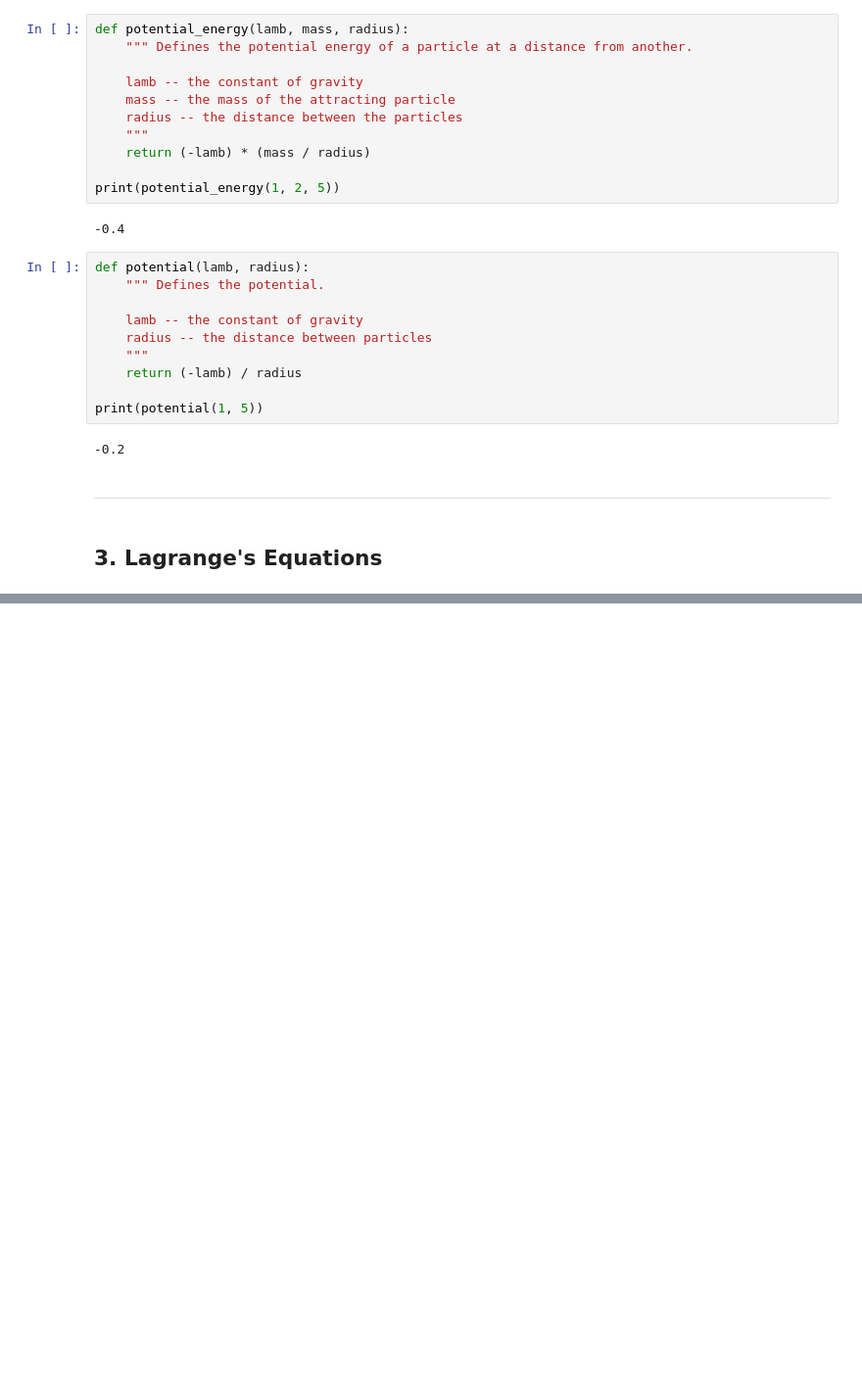
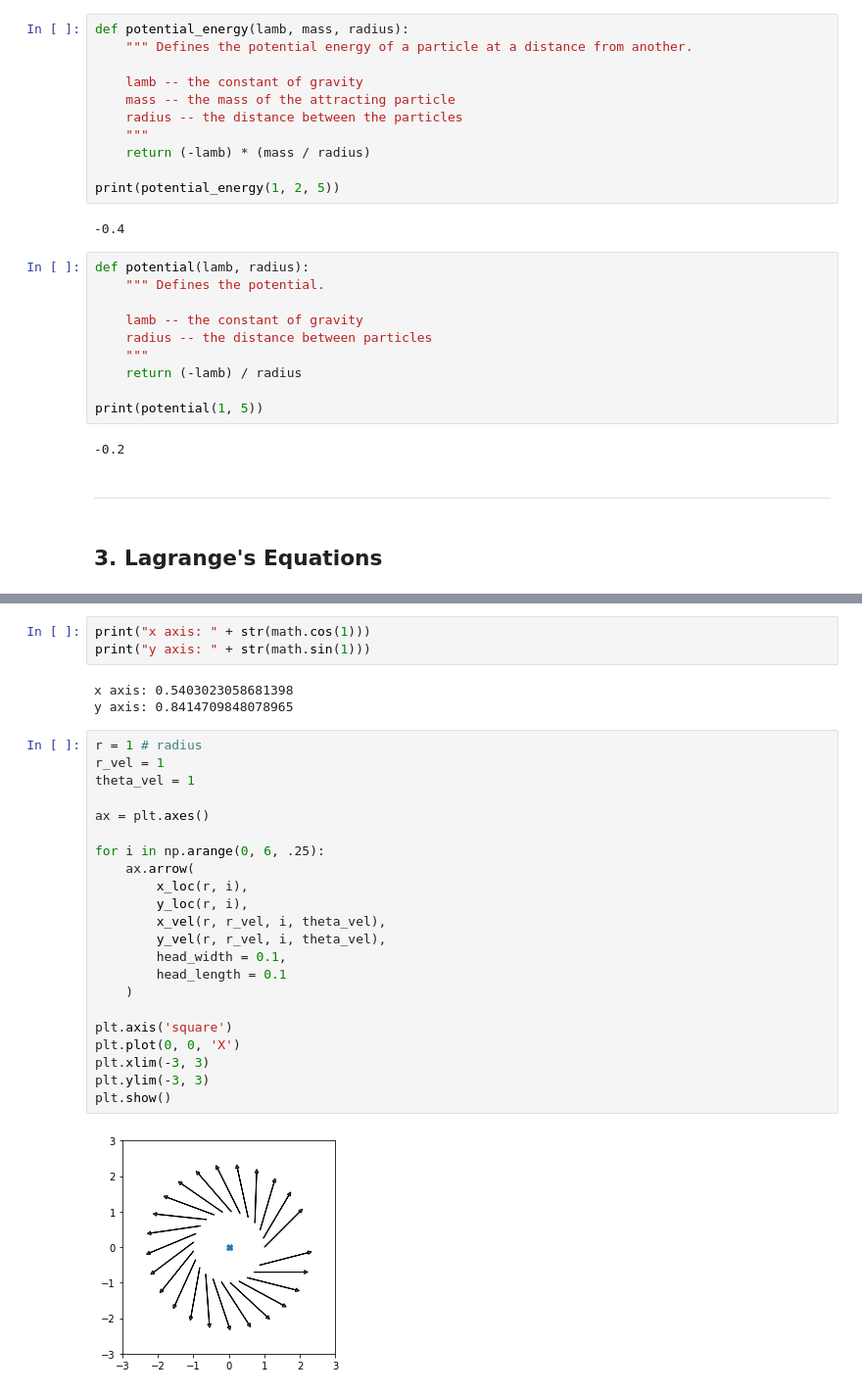
Before and after one commit to James-G-Hill/Sympy-Companion-to-Mathematics-Form-and-Function, a Jupyter notebook: Chapter 9.ipynb, the cells around one changed output, grey strips where cells are left out. Shown at 98% size. Cells and saved outputs as stored; diff of their text form; blank space fills up the shorter version.

```diff
--- a/Chapter 9.ipynb
+++ b/Chapter 9.ipynb
@@ -264,0 +311,30 @@ print(potential(1, 5))
+# %%
+print("x axis: " + str(math.cos(1)))
+print("y axis: " + str(math.sin(1)))
+# %% [output]
+x axis: 0.5403023058681398
+y axis: 0.8414709848078965
+# %%
+r = 1 # radius
+r_vel = 1
+theta_vel = 1
+
+ax = plt.axes()
+
+for i in np.arange(0, 6, .25):
+    ax.arrow(
+        x_loc(r, i),
+        y_loc(r, i),
+        x_vel(r, r_vel, i, theta_vel),
+        y_vel(r, r_vel, i, theta_vel),
+        head_width = 0.1,
+        head_length = 0.1
+    )
+
+plt.axis('square')
+plt.plot(0, 0, 'X')
+plt.xlim(-3, 3)
+plt.ylim(-3, 3)
+plt.show()
+# %% [output]
+[figure, added]
```
Also changed, not shown: parts of 14 cells of this notebook.
